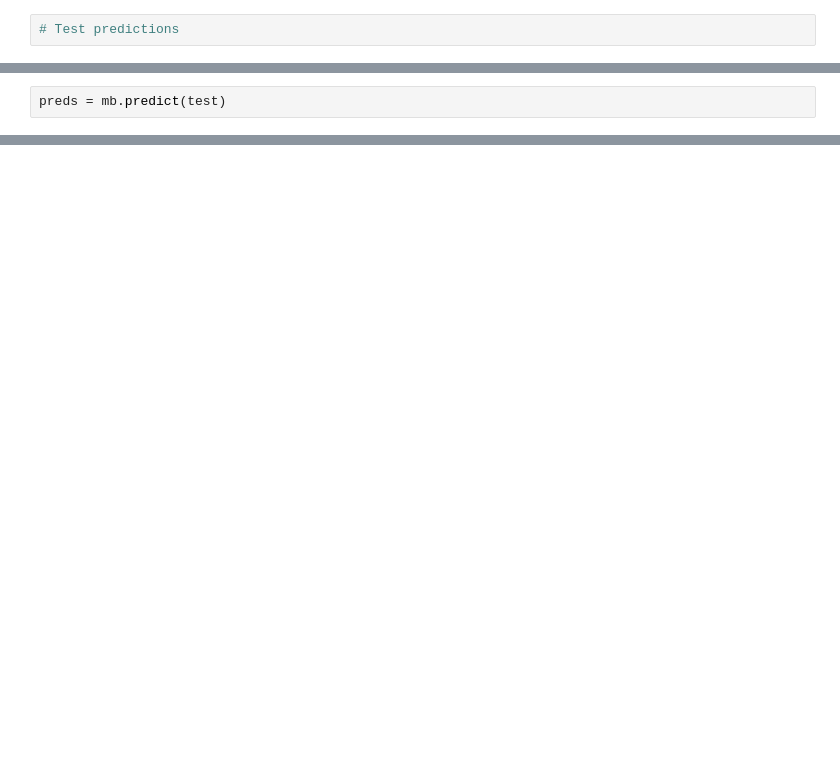
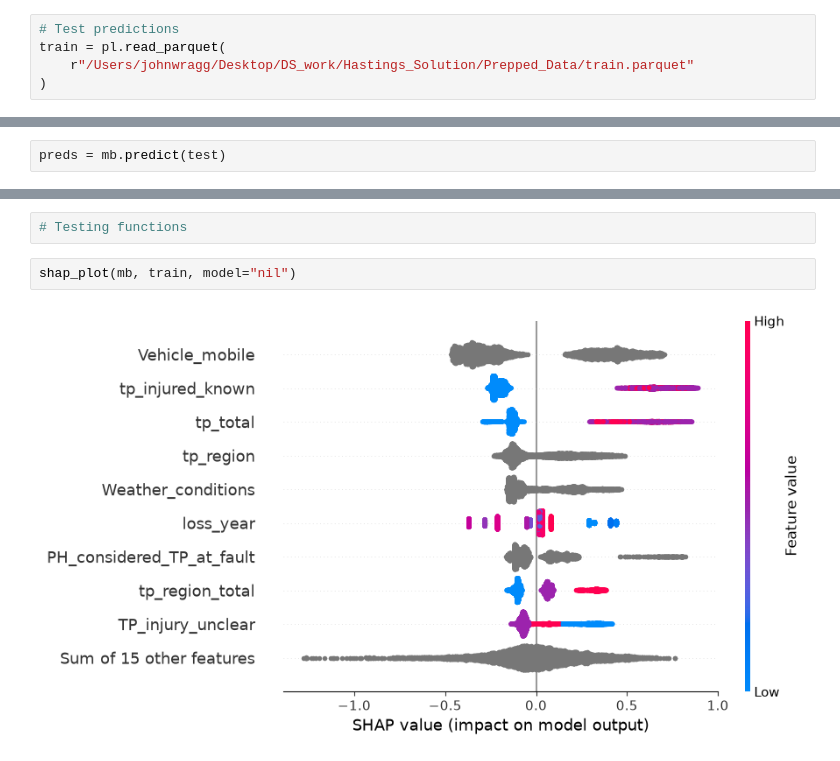
Before and after one commit to John2Wragg/Practice_Solution, a Jupyter notebook: Model_Evaluation/model_eval_test.ipynb, the cells around one changed output, grey strips where cells are left out. Saved outputs shown, nothing was run; the diff lists cells and outputs as text; blank space fills up the shorter version.

```diff
--- a/Model_Evaluation/model_eval_test.ipynb
+++ b/Model_Evaluation/model_eval_test.ipynb
@@ -6,3 +18,6 @@ mb = ModelBuilder.load(r"/Users/johnwragg/Desktop/DS_work/Hastings_Solution/Mode
 # %%
 # Test predictions
+train = pl.read_parquet(
+    r"/Users/johnwragg/Desktop/DS_work/Hastings_Solution/Prepped_Data/train.parquet"
+)
 # %%
@@ -45,0 +59,6 @@ shape: (1_529, 5)
+# %%
+# Testing functions
+# %%
+shap_plot(mb, train, model="nil")
+# %% [output]
+[figure, added]
```
Also changed, not shown: parts of 45 cells of this notebook, 1 other file.
